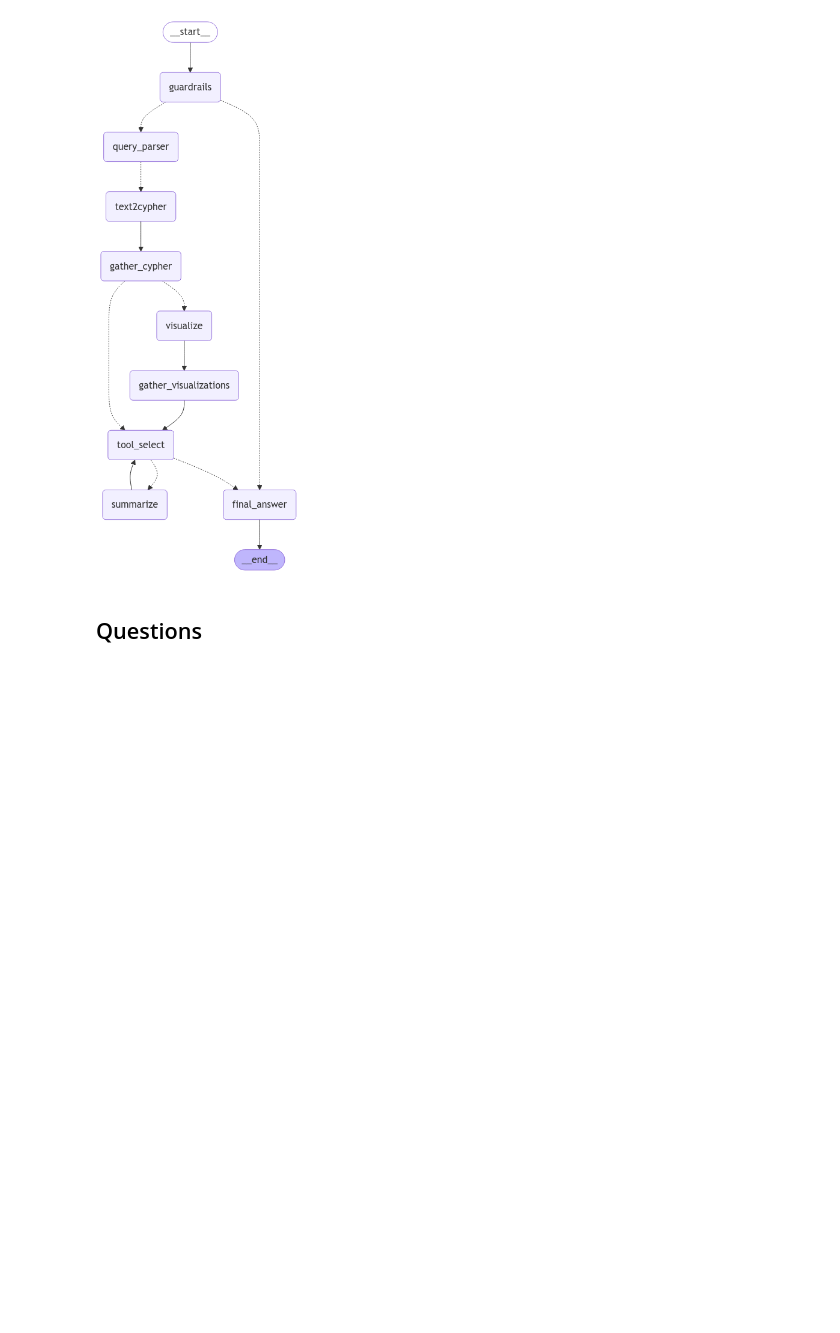
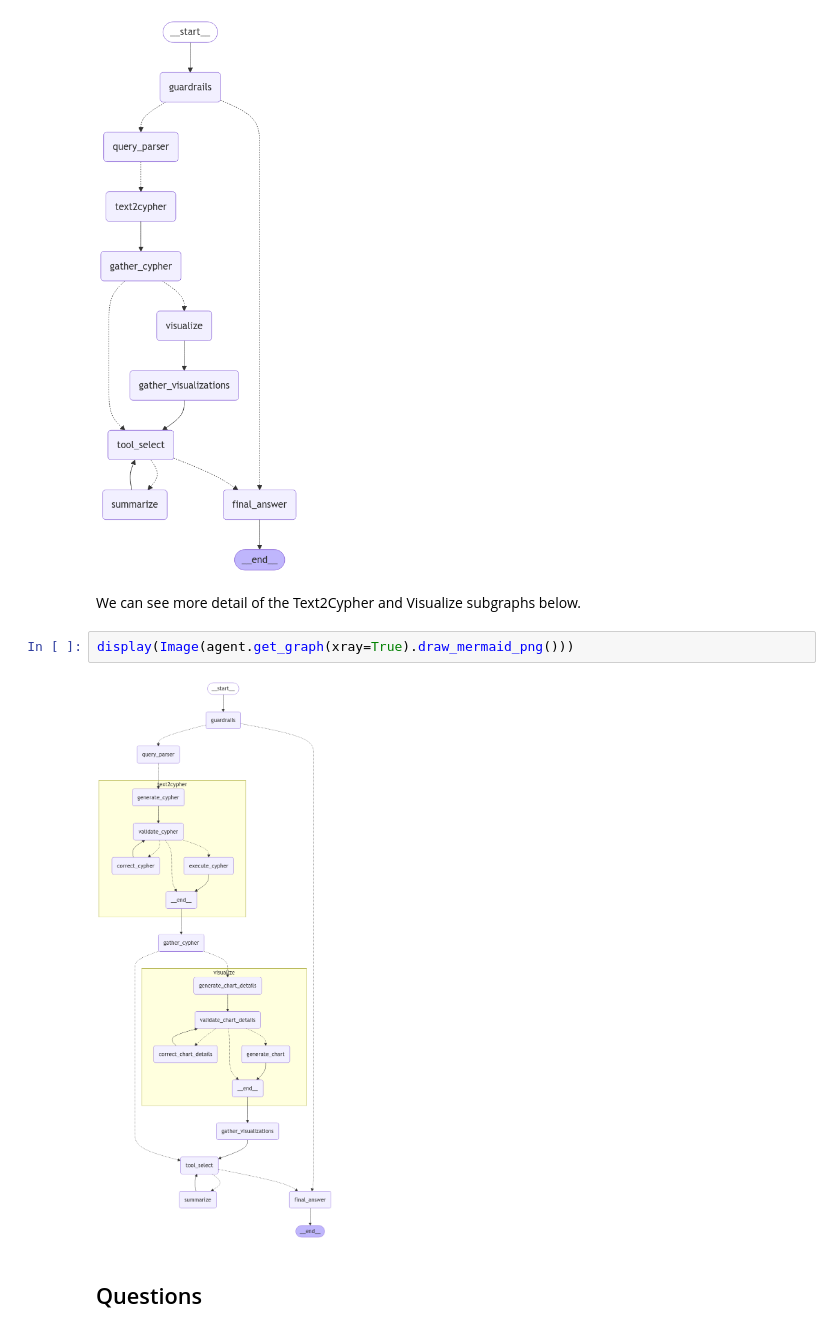
Before and after one commit to neo4j-field/text2cypher-student, a Jupyter notebook: demo_notebook.ipynb, the cells around one changed output. Saved outputs shown, nothing was run; the diff lists cells and outputs as text; blank space fills up the shorter version.

```diff
--- a/demo_notebook.ipynb
+++ b/demo_notebook.ipynb
@@ -104,6 +80,12 @@ Here we can see the agent workflow.
 display(Image(agent.get_graph().draw_mermaid_png()))
 # %% [output]
 [figure]
+# %% [markdown]
+We can see more detail of the Text2Cypher and Visualize subgraphs below.
+# %%
+display(Image(agent.get_graph(xray=True).draw_mermaid_png()))
+# %% [output]
+[figure, added]
 # %% [markdown]
 ## Questions
 # %% [markdown]
```
Also changed, not shown: parts of 31 cells of this notebook, 1 other file.
